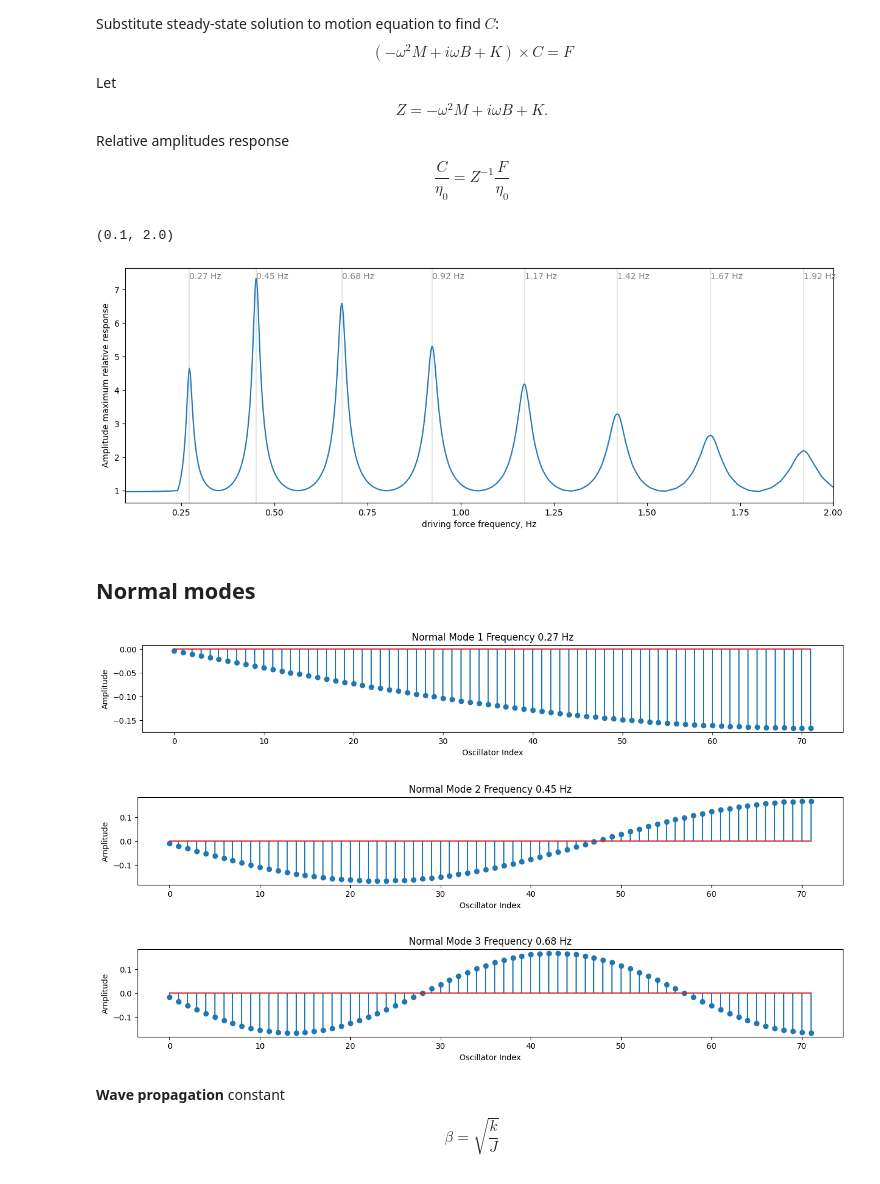
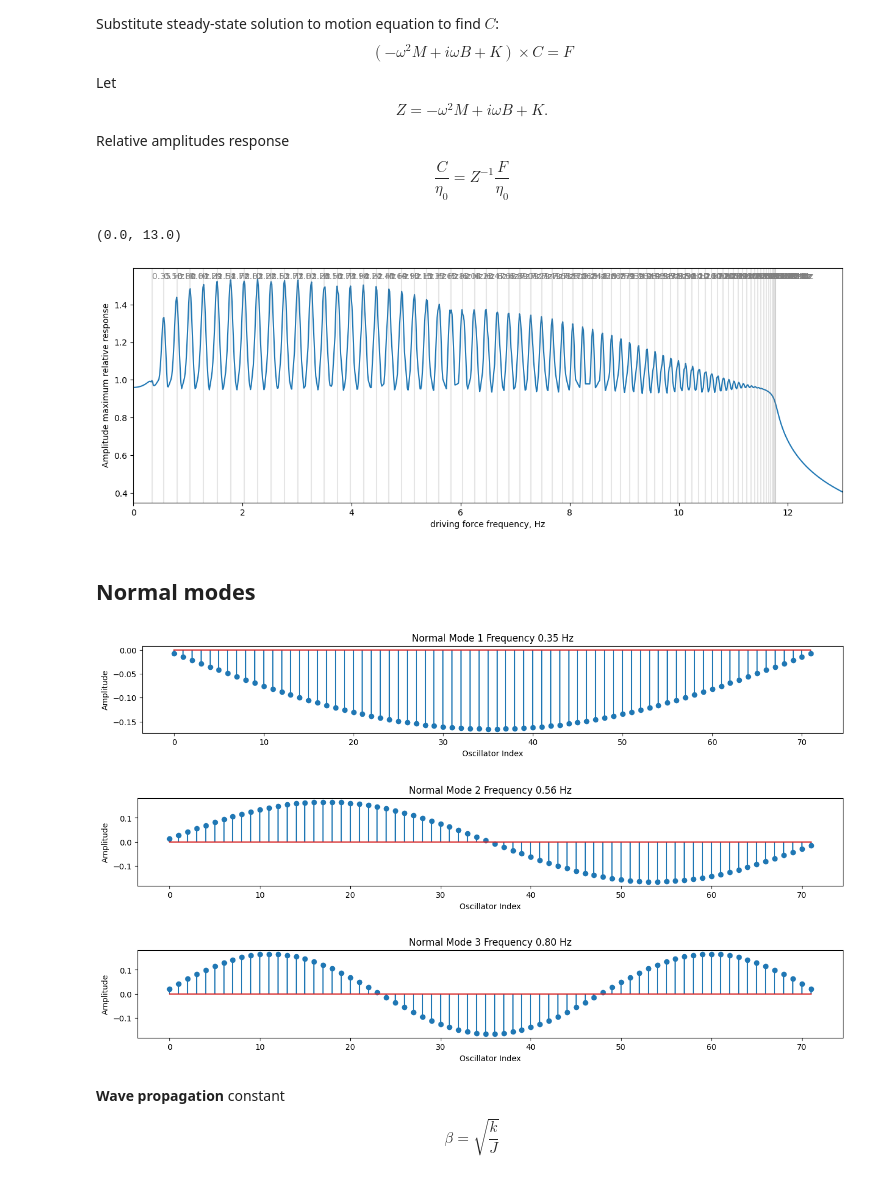
Before and after one commit to evgeny-kolonsky/Lab3_MW, a Jupyter notebook: Lab3_MW.ipynb, the cells around one changed output. Drawn from its saved outputs; the diff is of its cells as text; code cells hidden in the pictures.

```diff
--- a/Lab3_MW.ipynb
+++ b/Lab3_MW.ipynb
@@ -89,16 +87,14 @@ K = k * (np.diag(np.ones(n) * 2, 0) + \
     np.diag(-np.ones(n-1)   , 1) +  \
     np.diag(-np.ones(n-1)   ,-1))
 
-K[-1, -1] = k # free end
+#K[-1, -1] = k # free end
 
 M = np.eye(n) * J
 
-Q = 10 # quality factor
+Q = 50 # quality factor
 b =  np.sqrt(J*k) / Q # approx. friction coefficent (at least by order value)
 
-B = b * (np.diag(np.ones(n) * 2, 0) + \
-    np.diag(-np.ones(n-1)   , 1) +  \
-    np.diag(-np.ones(n-1)   ,-1))
+B = b * np.diag(np.ones(n))
 
 Km  =  LA.inv(M) @ K
 Bm  =  LA.inv(M) @ B
@@ -143,10 +139,6 @@ l = 45.6e-2 # length of bar, cm
 g = 9.8 # m/s2 gravitational const
 omega0 = np.sqrt(48 * g * r*r / (l*l * R))
 
-K = k * (np.diag(np.ones(n) * 2, 0) + \
-    np.diag(-np.ones(n-1)   , 1) +  \
-    np.diag(-np.ones(n-1)   ,-1))
-K[-1, -1] = k # free end
 
 K += J * omega0**2 * np.diag(np.ones(n))
 
@@ -201,26 +193,26 @@ Relative amplitudes response
 # %%
 def amplitude(omega_external):
   Z = -omega_external**2 * M + 1j * omega_external * B + K
   F = np.zeros(n)
   F[0] = k
   C = LA.inv(Z) @ F
   return C
 
-MAX_FREQ = 2 #Hz
+MAX_FREQ = 13 #Hz
 omegas = np.linspace(0.0, MAX_FREQ * 2 * np.pi, 1000)
 response = [np.max(np.abs(amplitude(omega))) for omega in omegas]
 
 plt.figure(figsize=(15, 5))
 plt.plot(omegas/2/np.pi, response)
 plt.xlabel('driving force frequency, Hz')
 plt.ylabel('Amplitude maximum relative response')
 for freq in freqs:
   plt.axvline(freq, color='gray', linestyle='-', alpha=0.2)
   plt.annotate(f'{freq:.2f} Hz', xy=(freq, np.max(response)), color='gray')
-plt.xlim(0.1, MAX_FREQ)
+plt.xlim(0., MAX_FREQ)
 # %% [output]
-(0.1, 2.0)
+(0.0, 13.0)
-[figure, old version]
+[figure, new version]
 # %% [markdown]
 ## Normal modes
 # %%
@@ -241,9 +233,9 @@ for i in range(3):
     plt.ylabel("Amplitude")
     plt.show()
 # %% [output]
-[figure, old version]
+[figure, new version]
-[figure, old version]
+[figure, new version]
-[figure, old version]
+[figure, new version]
 # %% [markdown]
 **Wave propagation** constant
 
```
Also changed, not shown: parts of 4 cells of this notebook.
